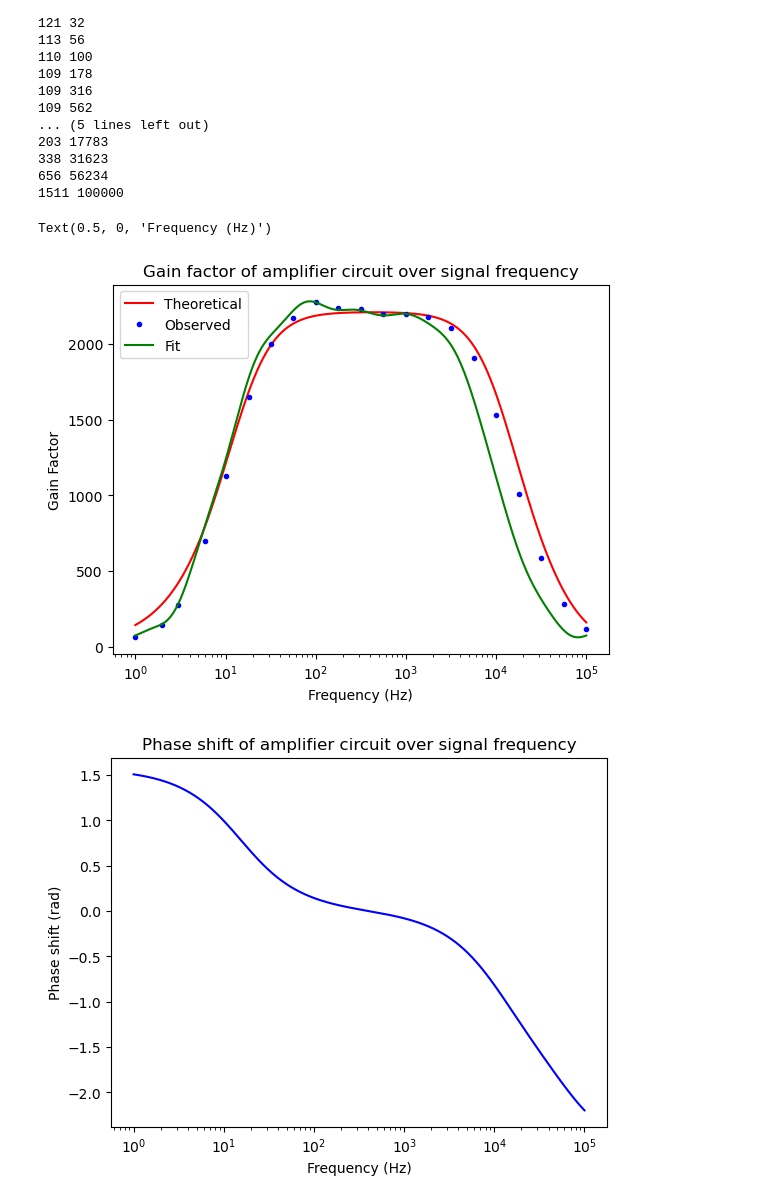
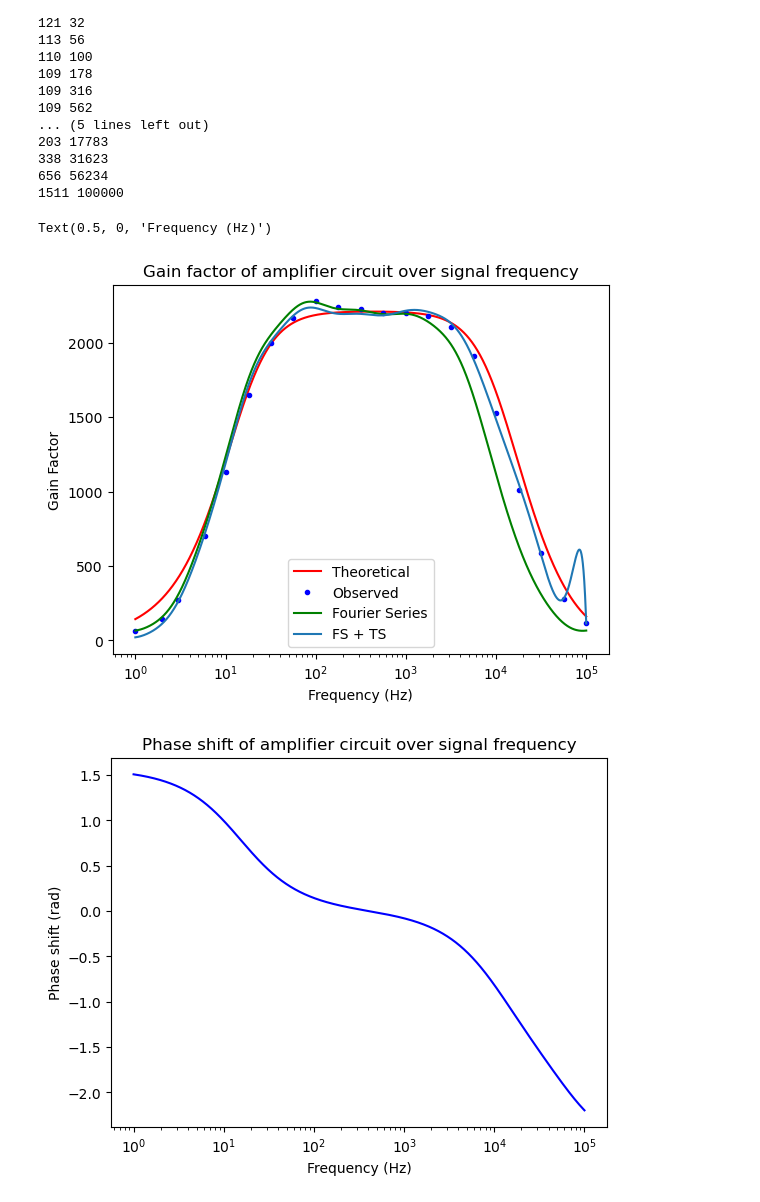
Before and after one commit to loganmachale/PHYS-309, a Jupyter notebook: amplifier_calculations.ipynb, the cells around one changed output. Cells and saved outputs as stored; diff of their text form; code cells hidden in the pictures.

```diff
--- a/amplifier_calculations.ipynb
+++ b/amplifier_calculations.ipynb
@@ -137,34 +173,36 @@ bn = -2 * fourier_coeffs[1:len(fourier_coeffs) // 2].imag
 # %%
 f_arr = np.logspace(0, 5, 5000)
 
 amp_arr = []
 phase_arr = []
 
 for f in f_arr:
     amp_arr.append(amplification(c_amp(f)))
     phase_arr.append(phase(c_amp(f)))
 
 fig0 = plt.figure(0)
 ax0 = fig0.add_subplot()
 ax0.set_xscale('log')
-ax0.plot(f_arr, amp_arr, 'r')
+ax0.plot(f_arr, amp_arr, 'r', label='Theoretical')
 ax0.set_title('Gain factor of amplifier circuit over signal frequency')
 ax0.set_ylabel('Gain Factor')
 ax0.set_xlabel('Frequency (Hz)')
-ax0.plot(cf_arr, G, 'b.')
-ax0.plot(f_arr, fourier_series(f_arr, a0, an, bn, T), 'g')
-ax0.legend(['Theoretical', 'Observed', 'Fit'])
+ax0.plot(cf_arr, G, 'b.', label='Observed')
+ax0.plot(f_arr, fourier_series(f_arr, a0, an, bn, T), 'g', label='Fourier Series')
+ax0.plot(f_arr, mod_fourier_series(f_arr, *params), label='FS + TS')
+#ax0.plot(f_arr, piece_func(f_arr), label='Piecewise Function')
+ax0.legend()
 
 fig1 = plt.figure(1)
 ax1 = fig1.add_subplot()
 ax1.set_xscale('log')
 ax1.plot(f_arr, phase_arr, 'b')
 ax1.set_title('Phase shift of amplifier circuit over signal frequency')
 ax1.set_ylabel('Phase shift (rad)')
 ax1.set_xlabel('Frequency (Hz)')
 # %% [output]
 Text(0.5, 0, 'Frequency (Hz)')
-[figure, old version]
+[figure, new version]
 [figure]
 # %%
 import numpy as np
```
Also changed, not shown: parts of 3 cells of this notebook.
